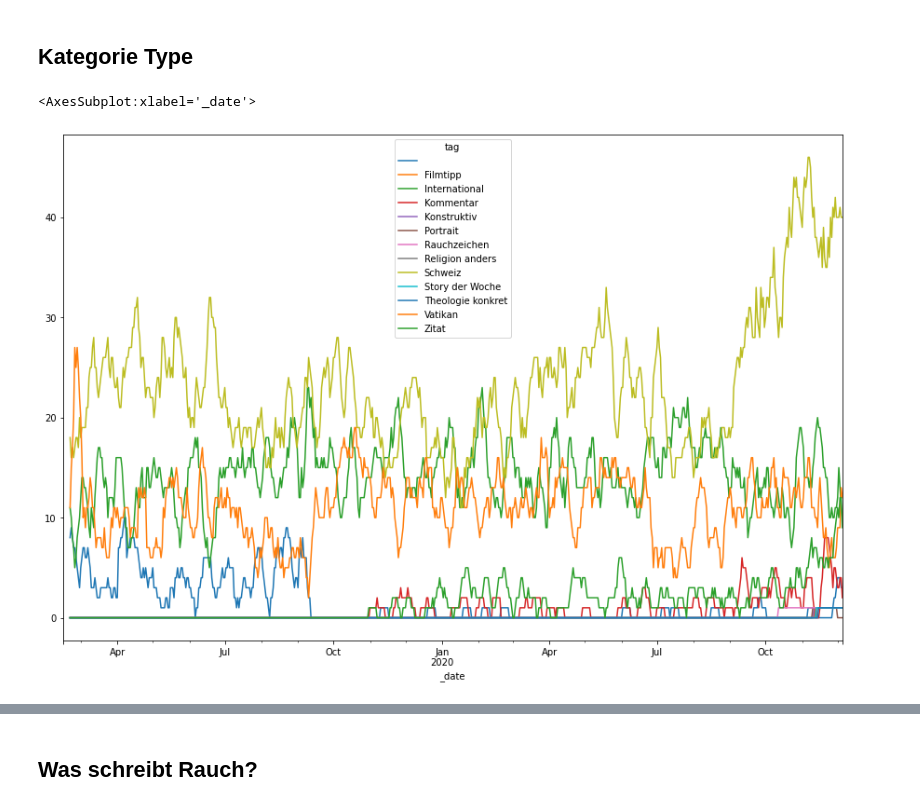
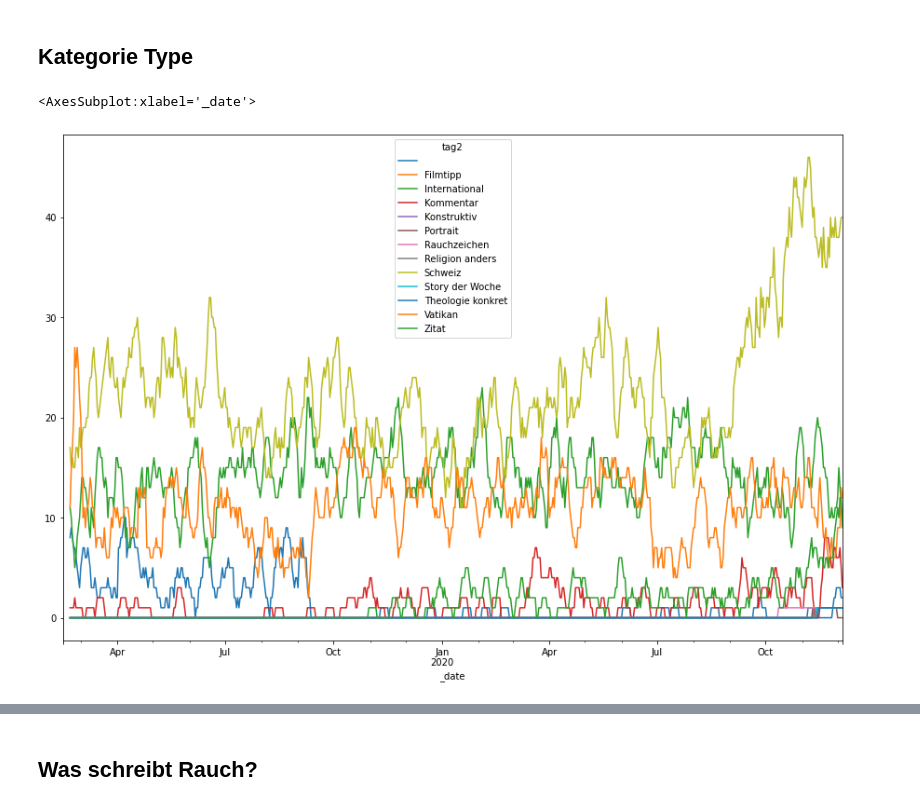
Before and after one commit to simonhuwiler/kathch, a Jupyter notebook: src/3_analyse.ipynb, the cells around one changed output, grey strips where cells are left out. Saved outputs shown, nothing was run; the diff lists cells and outputs as text; code cells hidden in the pictures.

```diff
--- a/src/3_analyse.ipynb
+++ b/src/3_analyse.ipynb
@@ -107,21 +107,21 @@ gr.plot.line()
 # %%
 df_data = df.copy()
 
 # Set date
 df_data['_date'] = df_data['date'].dt.date
 df_data['_date'] = pd.to_datetime(df_data['_date'])
 
 
-gr = pd.pivot_table(df_data, index='_date', columns='tag', values='title', aggfunc='count')
+gr = pd.pivot_table(df_data, index='_date', columns='tag2', values='title', aggfunc='count')
 gr = gr.fillna(0)
 
 # Add Rolling AVG
 gr = gr.apply(lambda col: col.rolling(7).sum(), axis = 0)
 
 gr.plot.line()
 # %% [output]
 <AxesSubplot:xlabel='_date'>
-[figure, old version]
+[figure, new version]
 # %%
 gr[['Kommentar']].plot.line()
 # %% [output]
```
Also changed, not shown: parts of 10 cells of this notebook, 3 other files.
